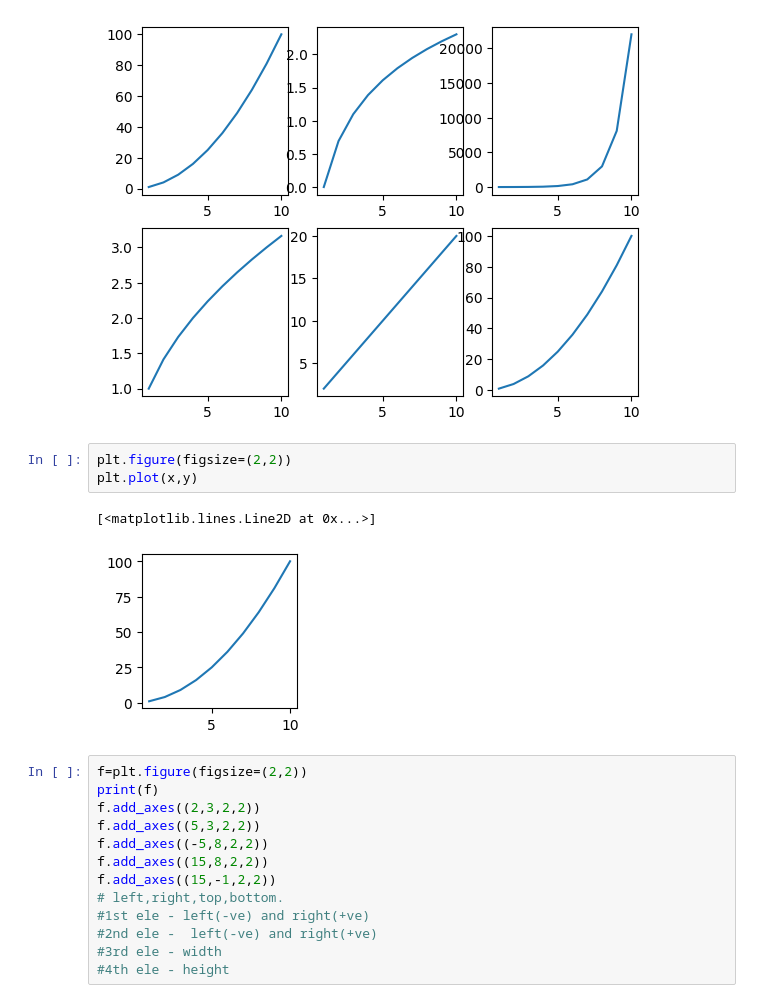
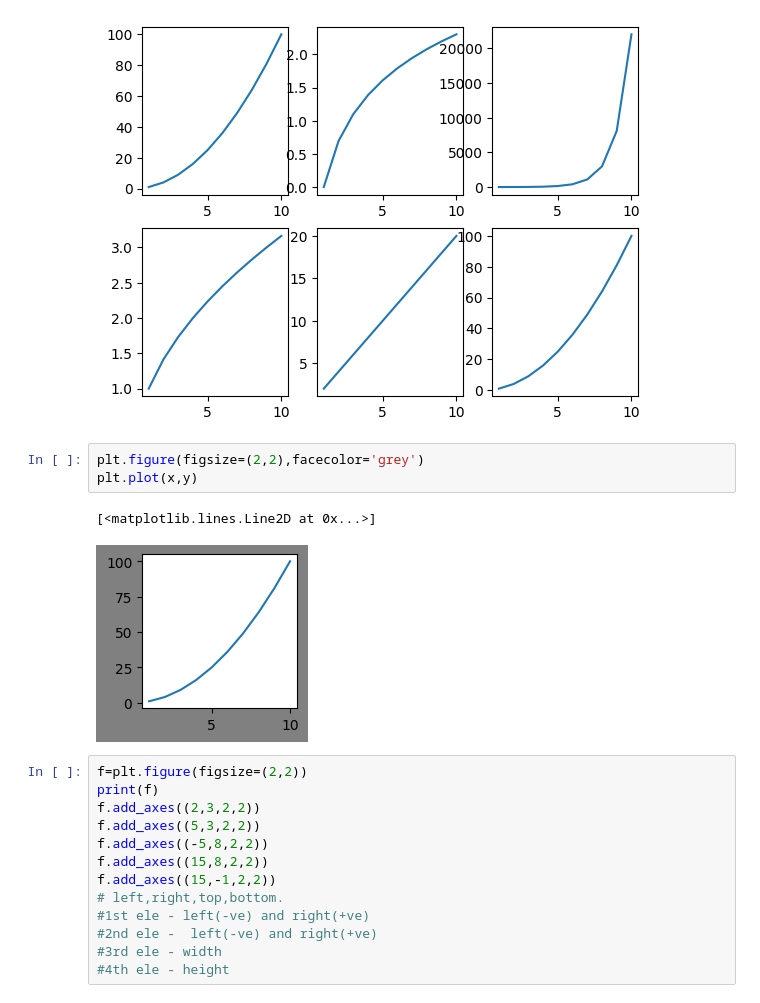
Before and after one commit to deepika-cr433/pyspider-coaching, a Jupyter notebook: PYTHON_LIBRARY/DA-MATPLOTLIB/methods_matplotlib.ipynb, the cells around one changed output. Saved outputs shown, nothing was run; the diff lists cells and outputs as text.

```diff
--- a/PYTHON_LIBRARY/DA-MATPLOTLIB/basic.ipynb
+++ b/PYTHON_LIBRARY/DA-MATPLOTLIB/methods_matplotlib.ipynb
@@ -76,11 +82,11 @@ plt.plot(x,y)
 [<matplotlib.lines.Line2D at 0x...>]
 [figure]
 # %%
-plt.figure(figsize=(2,2))
+plt.figure(figsize=(2,2),facecolor='grey')
 plt.plot(x,y)
 # %% [output]
 [<matplotlib.lines.Line2D at 0x...>]
-[figure, old version]
+[figure, new version]
 # %%
 f=plt.figure(figsize=(2,2))
 print(f)
```
Also changed, not shown: parts of 5 cells of this notebook, 5 other files.
